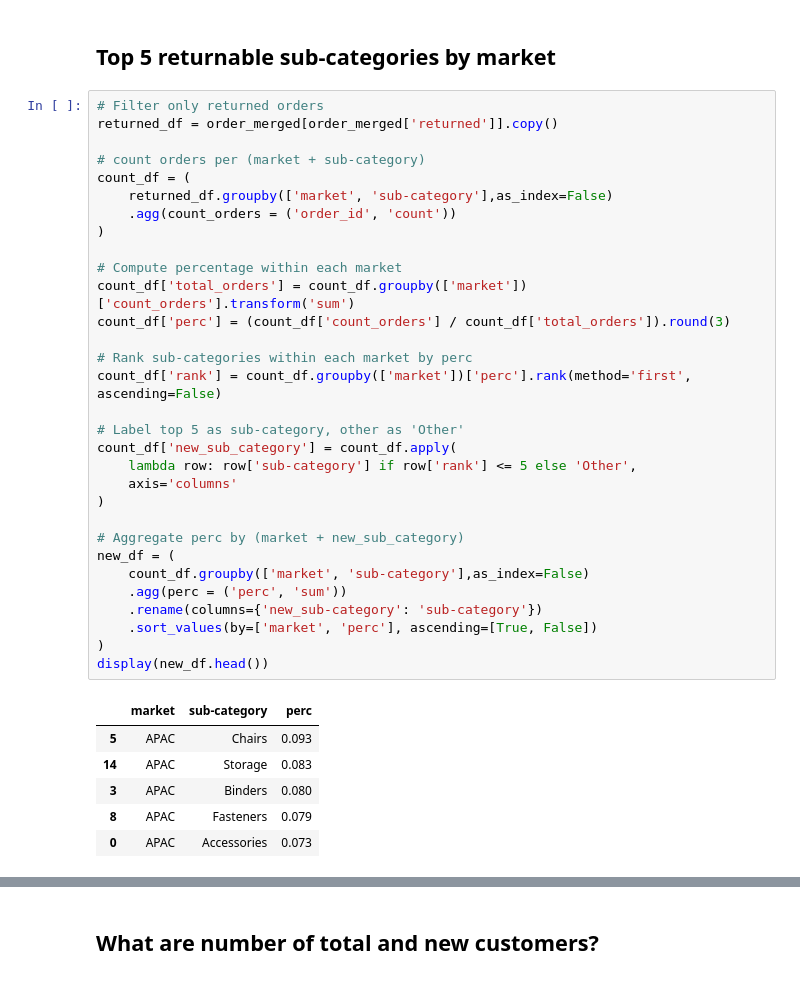
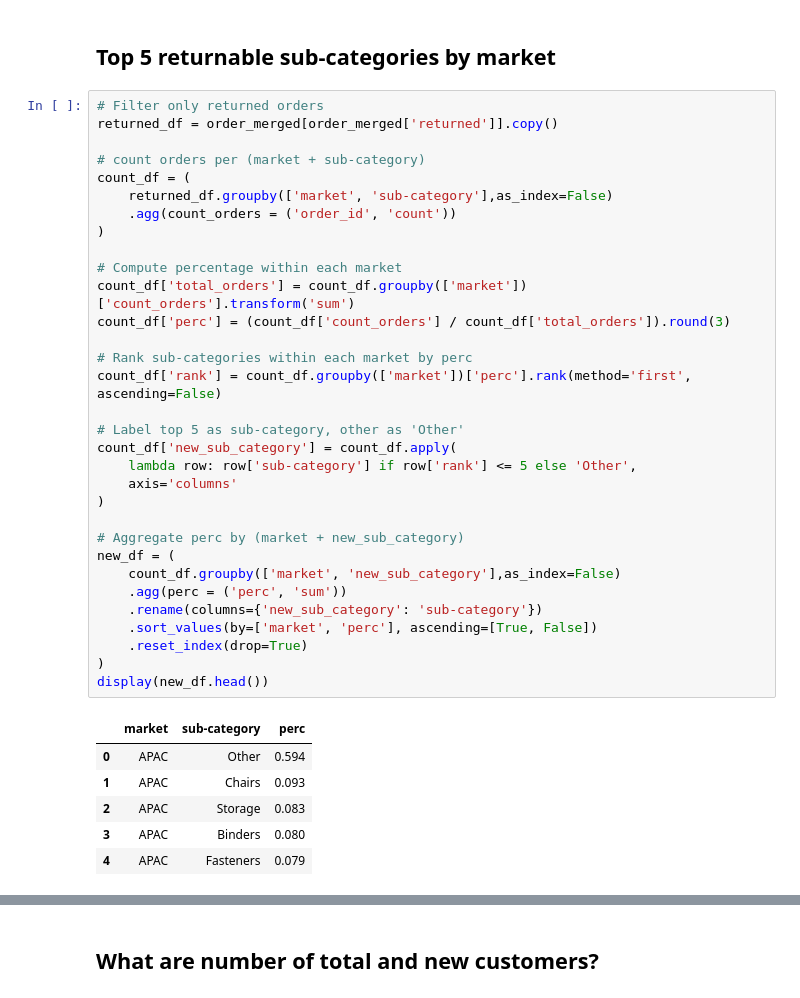
Before and after one commit to annugit1655/Global-Superstore-Project, a Jupyter notebook: notebooks/order-return-sales-analysis.ipynb, the cells around one changed output, grey strips where cells are left out. Saved outputs shown, nothing was run; the diff lists cells and outputs as text.

```diff
--- a/notebooks/order-return-sales-analysis.ipynb
+++ b/notebooks/order-return-sales-analysis.ipynb
@@ -1231,37 +1244,38 @@ display(df.head())
 # Filter only returned orders
 returned_df = order_merged[order_merged['returned']].copy()
 
 # count orders per (market + sub-category)
 count_df = (
     returned_df.groupby(['market', 'sub-category'],as_index=False)
     .agg(count_orders = ('order_id', 'count'))
 )
 
 # Compute percentage within each market
 count_df['total_orders'] = count_df.groupby(['market'])['count_orders'].transform('sum')
 count_df['perc'] = (count_df['count_orders'] / count_df['total_orders']).round(3)
 
 # Rank sub-categories within each market by perc
 count_df['rank'] = count_df.groupby(['market'])['perc'].rank(method='first', ascending=False)
 
 # Label top 5 as sub-category, other as 'Other'
 count_df['new_sub_category'] = count_df.apply(
     lambda row: row['sub-category'] if row['rank'] <= 5 else 'Other',
     axis='columns'
 )
 
 # Aggregate perc by (market + new_sub_category)
 new_df = (
-    count_df.groupby(['market', 'sub-category'],as_index=False)
+    count_df.groupby(['market', 'new_sub_category'],as_index=False)
     .agg(perc = ('perc', 'sum'))
-    .rename(columns={'new_sub-category': 'sub-category'})
+    .rename(columns={'new_sub_category': 'sub-category'})
     .sort_values(by=['market', 'perc'], ascending=[True, False])
+    .reset_index(drop=True)
 )
 display(new_df.head())
 # %% [output]
 |  | market | sub-category | perc |
-| 5 | APAC | Chairs | 0.093 |
-| 14 | APAC | Storage | 0.083 |
+| 0 | APAC | Other | 0.594 |
+| 1 | APAC | Chairs | 0.093 |
+| 2 | APAC | Storage | 0.083 |
 | 3 | APAC | Binders | 0.080 |
-| 8 | APAC | Fasteners | 0.079 |
-| 0 | APAC | Accessories | 0.073 |
+| 4 | APAC | Fasteners | 0.079 |
```
Also changed, not shown: parts of 6 cells of this notebook.
